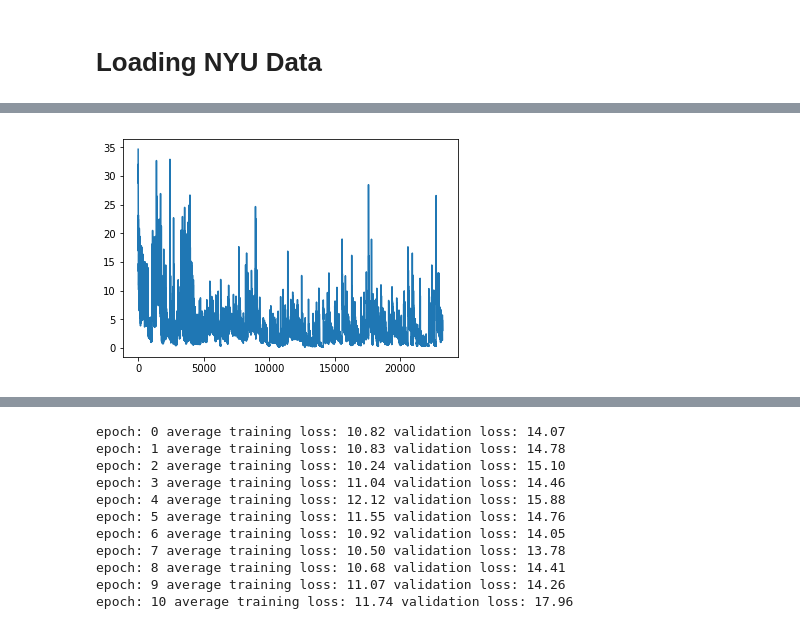
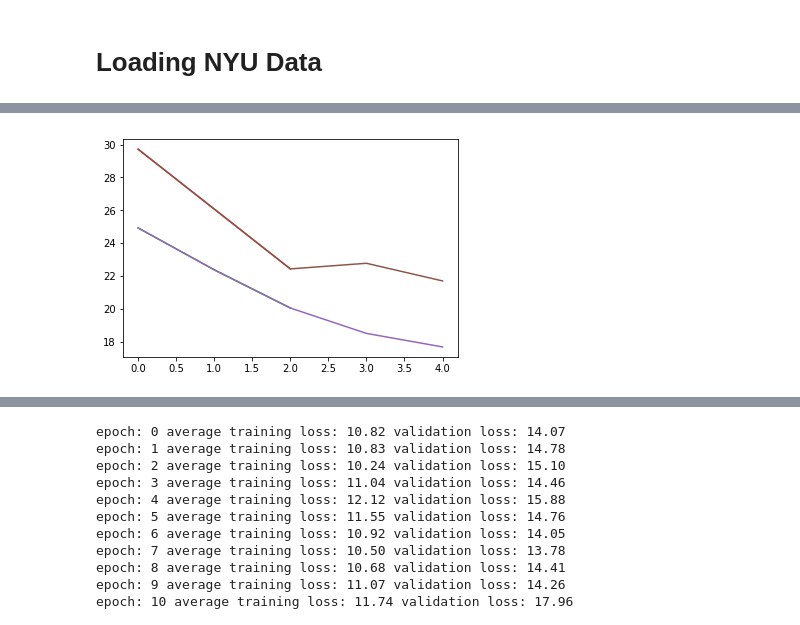
Before and after one commit to maxiaoba/imageDepth, a Jupyter notebook: NYU_Data_train_bz_alldata.ipynb, the cells around one changed output, grey strips where cells are left out. Cells and saved outputs as stored; diff of their text form; code cells hidden in the pictures.

```diff
--- a/NYU_Data_train_bz_alldata.ipynb
+++ b/NYU_Data_train_bz_alldata.ipynb
@@ -46,7 +46,7 @@ class DepthDataset(Dataset):
     def __len__(self):
         return len(self.data_files)
 # %%
-dataset=DepthDataset('../Data')
+dataset=DepthDataset('../Data_liv')
 class ChunkSampler(sampler.Sampler):
     """Samples elements sequentially from some offset.
     Arguments:
@@ -58,7 +58,7 @@ class ChunkSampler(sampler.Sampler):
         self.start = start
 
     def __iter__(self):
-        return iter(range(self.start, self.start + self.num_samples))
+        return iter((torch.randperm(self.num_samples)+self.start).long())
 
     def __len__(self):
         return self.num_samples
@@ -67,7 +67,7 @@ N=dataset.__len__()
 NUM_TRAIN = int(N*0.9)
 NUM_VAL = N-NUM_TRAIN
 print("NUM_TRAIN:",NUM_TRAIN,",NUM_VAL:",NUM_VAL)
-batch_size=6
+batch_size=8
 loader_train = DataLoader(dataset, batch_size=batch_size, sampler=ChunkSampler(NUM_TRAIN, 0),num_workers=8)
 loader_val = DataLoader(dataset, batch_size=batch_size, sampler=ChunkSampler(NUM_VAL, NUM_TRAIN),num_workers=8)
 # %% [output]
@@ -169,12 +226,13 @@ Sequential (
 )
 # %%
 # if load model para:
-coarse_model = torch.load('./save_model/model_2')
+#coarse_model = torch.load('./save_model/model_2')
 # do before optimizer
+del coarse_model
 # %%
 
-print_every=400
-lr=1e-3
+
+lr=5e-4
 reg=1e-4
 adam_optim=optim.Adam(coarse_model.parameters(),lr=lr,weight_decay=reg)
 
@@ -184,6 +242,8 @@ adam_optim=optim.Adam(coarse_model.parameters(),lr=lr,weight_decay=reg)
 def loss_log(pred,y):
     ep = 1e-6
     N,W,H = pred.size()
+    #print(pred.size())
+    #print(y.size())
     pred = pred.contiguous().view(N,-1)
     y = y.view(N,-1)
     y = y+ep
@@ -205,9 +265,12 @@ def imshow_noax(img, normalize=True):
     plt.gca().axis('off')
 # %%
 import pickle
+print_every=200
 
-def train(model, loss_fn, optimizer, num_epochs = 1, plot_every = 10):
-    losses = []
+train_losses = []
+val_losses = []
+def train(model, loss_fn, optimizer, num_epochs = 1, plot_every = 2):
+
     for epoch in range(num_epochs):
         model.train() # set the model to training mode, only effect batchnorm and dropout
         avg_train_loss=0
@@ -217,7 +280,7 @@ def train(model, loss_fn, optimizer, num_epochs = 1, plot_every = 10):
             y_var=Variable(y.type(dtype),requires_grad=False)
             pred=model(x_var)
             loss = loss_fn(pred, y_var)
-            losses.append(loss.data.cpu().numpy())
+            #losses.append(loss.data.cpu().numpy())
 
             if (t+1) % print_every==0:
                 print('t = %d, loss = %.4f' % (t+1, loss.data[0]))
@@ -228,25 +291,29 @@ def train(model, loss_fn, optimizer, num_epochs = 1, plot_every = 10):
             optimizer.step()
             del x,y
         avg_train_loss/=num_batches
+        train_losses.append(avg_train_loss)
+
         num_batches=0
         avg_val_loss=0
         for t,(x,y) in enumerate(loader_val):
             x_var=Variable(x.type(dtype),requires_grad=False)
             y_var=Variable(y.type(dtype),requires_grad=False)
-            pred=coarse_model(x_var)
+            pred=model(x_var)
             loss=loss_fn(pred,y_var)
             avg_val_loss+=loss.data[0]
             num_batches+=1
             del x,y
         avg_val_loss/=num_batches
+        val_losses.append(avg_val_loss)
         print("epoch:",epoch,"average training loss: %.2f"%avg_train_loss,"validation loss: %.2f" %avg_val_loss)
         if(epoch % plot_every == 0):
-            with open('losses_ep'+ str(epoch)+ '.pickle', 'w') as f:  # Python 3: open(..., 'wb')
-                pickle.dump(losses, f)
-            torch.save(coarse_model.state_dict(), 'alldata_dict_ep'+str(epoch))
-            #plt.plot(losses)
+            #with open('losses_ep'+ str(epoch)+ '.pickle', 'wb') as f:  # Python 3: open(..., 'wb')
+            #    pickle.dump([train_losses, val_losses], f)
+            #torch.save(coarse_model.state_dict(), 'alldata_dict_ep'+str(epoch))
+            plt.plot(train_losses)
+            plt.plot(val_losses)
 
 
 
-train(coarse_model,loss_log,adam_optim,num_epochs = 2)
+train(coarse_model,loss_log,adam_optim,num_epochs = 5)
 # %% [output]
@@ -270 +325 @@ epoch: 0 average training loss: 3.51 validation loss: 8.44
-[figure, old version]
+[figure, new version]
```
Also changed, not shown: parts of 25 cells of this notebook, 2 other files.
